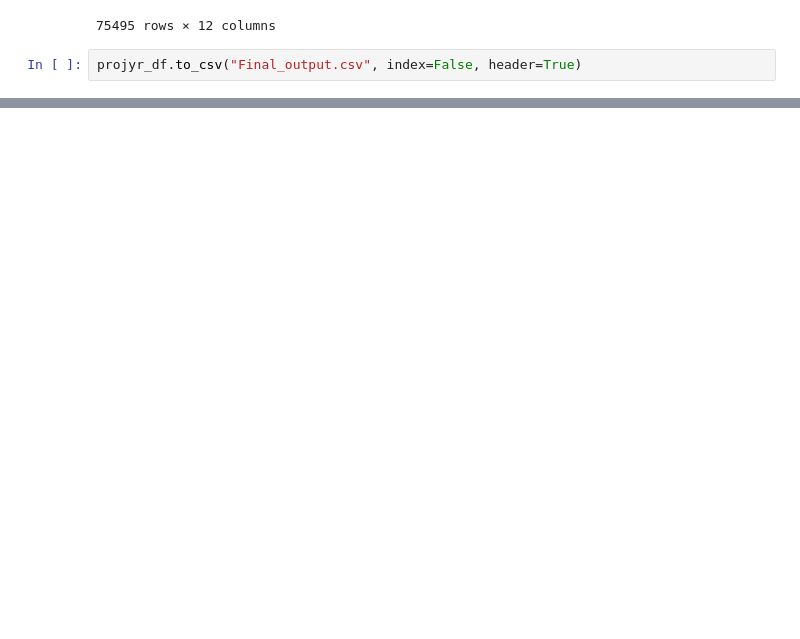
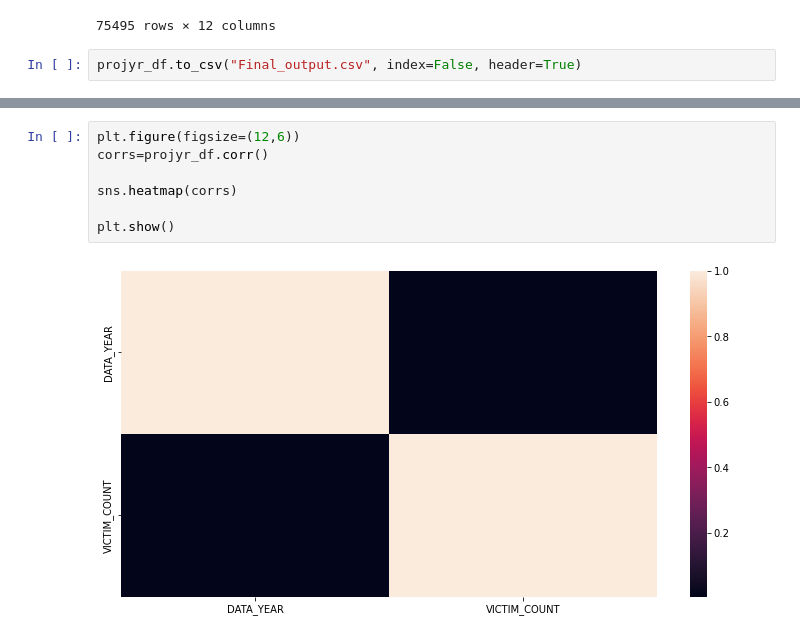
Before and after one commit to boojaado/group1-project3, a Jupyter notebook: final_db_column_filter.ipynb, the cells around one changed output, grey strips where cells are left out. Saved outputs shown, nothing was run; the diff lists cells and outputs as text; blank space fills up the shorter version.

```diff
--- a/final_db_column_filter.ipynb
+++ b/final_db_column_filter.ipynb
@@ -86,0 +160,9 @@ projyr_df.to_csv("Final_output.csv", index=False, header=True)
+# %%
+plt.figure(figsize=(12,6))
+corrs=projyr_df.corr()
+
+sns.heatmap(corrs)
+
+plt.show()
+# %% [output]
+[figure, added]
```
Also changed, not shown: parts of 17 cells of this notebook, 2 other files.
